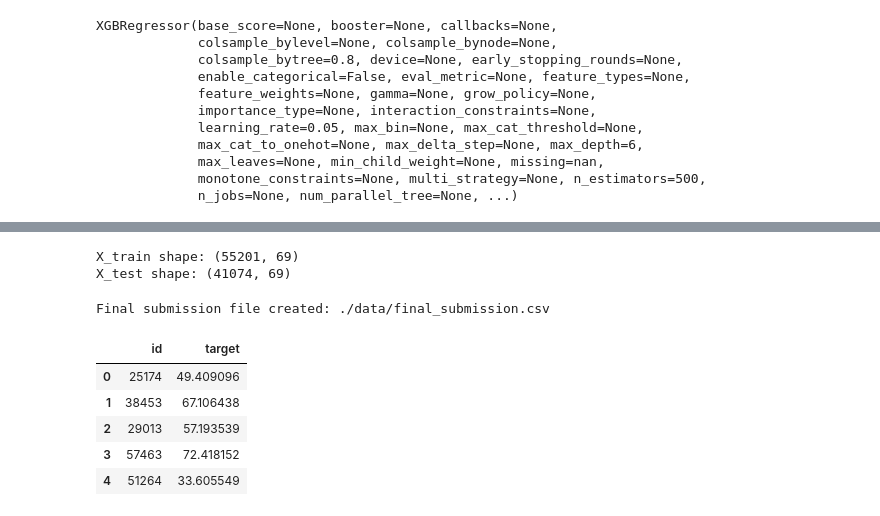
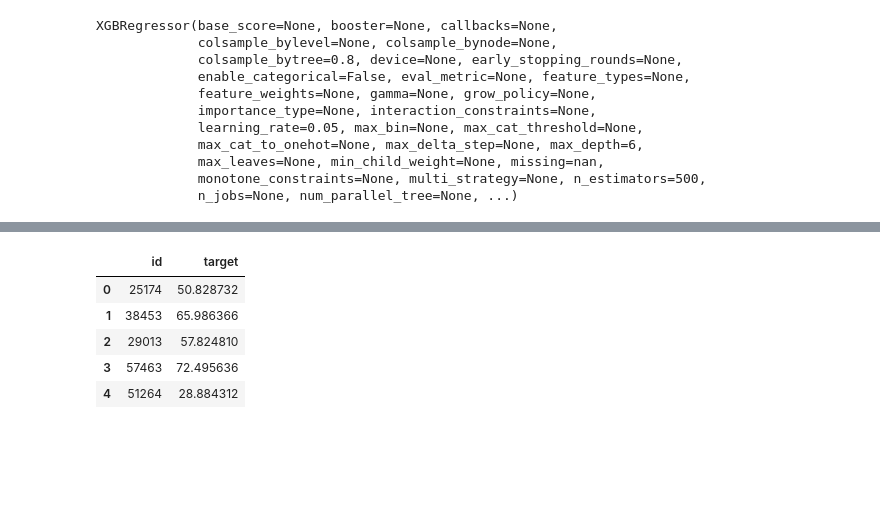
Before and after one commit to TenathDilusha/kaggle-Regression, a Jupyter notebook: main.ipynb, the cells around one changed output, grey strips where cells are left out. Cells and saved outputs as stored; diff of their text form; code cells hidden in the pictures; blank space fills up the shorter version.

```diff
--- a/main.ipynb
+++ b/main.ipynb
@@ -129,10 +164,0 @@ CV RMSE std: 0.07749
-# %%
-# Build X_test and align it to training features
-X_test = test_df.drop(['id', 'publication_timestamp'], axis=1)
-X_test = X_test.reindex(columns=X_train.columns, fill_value=0)
-
-print('X_train shape:', X_train.shape)
-print('X_test shape:', X_test.shape)
-# %% [output]
-X_train shape: (55201, 69)
-X_test shape: (41074, 69)
@@ -141,16 +165,49 @@ y_pred = model.predict(X_test)
-# %%
-# Create final submission from sample template
-final_submission = sample.copy()
-final_submission['target'] = y_pred
-final_submission.to_csv('./data/final_submission.csv', index=False)
-
-print('Final submission file created: ./data/final_submission.csv')
-final_submission.head()
-# %% [output]
-Final submission file created: ./data/final_submission.csv
-|  | id | target |
-| 0 | 25174 | 49.409096 |
-| 1 | 38453 | 67.106438 |
-| 2 | 29013 | 57.193539 |
-| 3 | 57463 | 72.418152 |
-| 4 | 51264 | 33.605549 |
+# %%
+test_processed = test_df.copy()
+
+test_processed = test_processed.drop(
+    ['composition_label_0', 'composition_label_1', 'creator_collective', 'composition_label_2', 'track_identifier'],
+    axis=1,
+    errors='ignore'
+ )
+test_processed = test_processed.fillna(0)
+
+week_test = pd.get_dummies(test_processed['weekday_of_release'], prefix='weekday', dtype=int)
+test_processed = test_processed.drop('weekday_of_release', axis=1)
+test_processed = test_processed.join(week_test)
+
+season_test = pd.get_dummies(test_processed['season_of_release'], prefix='season', dtype=int)
+test_processed = test_processed.drop('season_of_release', axis=1)
+test_processed = test_processed.join(season_test)
+
+lunar_test = pd.get_dummies(test_processed['lunar_phase'], prefix='lunar', dtype=int)
+test_processed = test_processed.drop('lunar_phase', axis=1)
+test_processed = test_processed.join(lunar_test)
+
+test_processed['publication_timestamp'] = pd.to_datetime(
+    test_processed['publication_timestamp'],
+    errors='coerce'
+ )
+test_processed['year'] = test_processed['publication_timestamp'].dt.year
+test_processed['month'] = test_processed['publication_timestamp'].dt.month
+test_processed['day'] = test_processed['publication_timestamp'].dt.day
+test_processed = test_processed.drop('publication_timestamp', axis=1)
+
+# Keep only model features and align any missing one-hot columns
+X_kaggle_test = test_processed.drop(['id'], axis=1, errors='ignore')
+X_kaggle_test = X_kaggle_test.reindex(columns=X.columns, fill_value=0)
+# %%
+test_predictions = model.predict(X_kaggle_test)
+
+submission = sample.copy()
+submission['target'] = test_predictions
+submission.to_csv('./data/submission.csv', index=False)
+
+submission.head()
+# %% [output]
+|  | id | target |
+| 0 | 25174 | 50.828732 |
+| 1 | 38453 | 65.986366 |
+| 2 | 29013 | 57.824810 |
+| 3 | 57463 | 72.495636 |
+| 4 | 51264 | 28.884312 |
```
Also changed, not shown: parts of 16 cells of this notebook, 2 other files.
